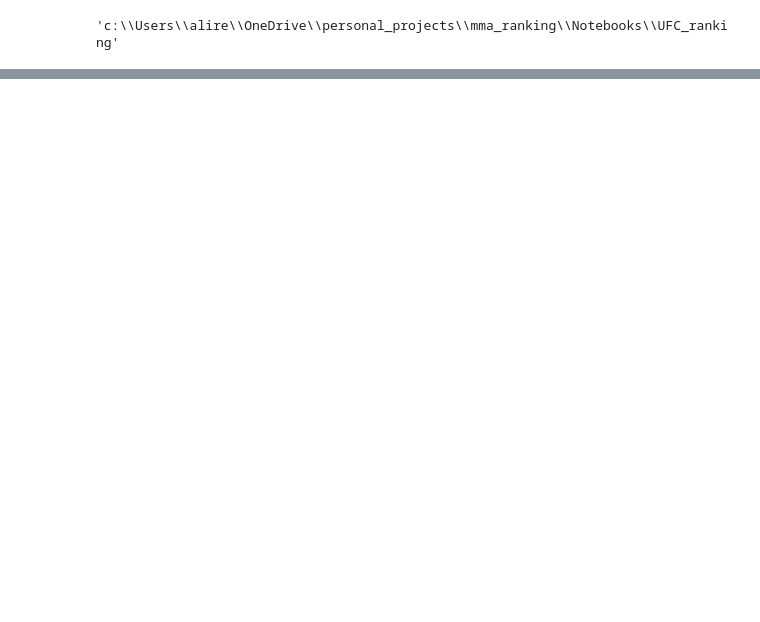
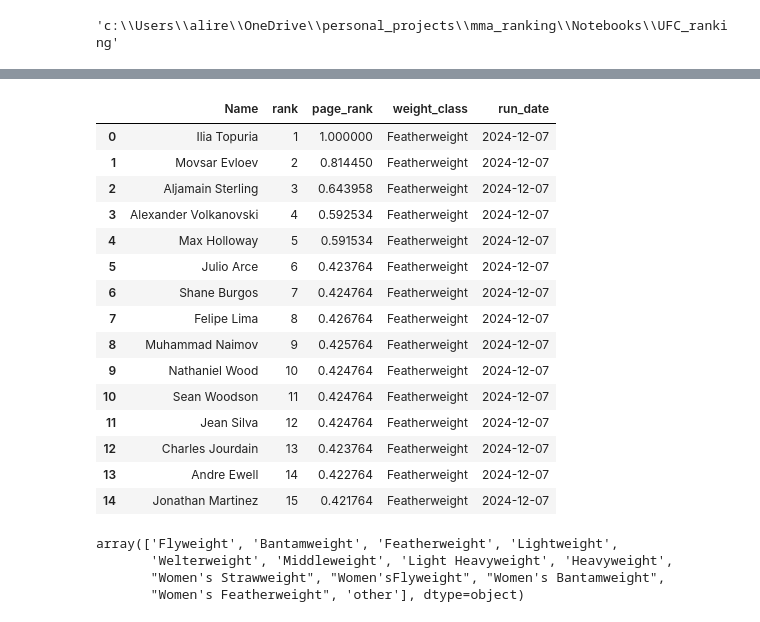
Before and after one commit to zarreh/mma_ranking, a Jupyter notebook: Notebooks/UFC_ranking/final_run_notebook.ipynb, the cells around one changed output, grey strips where cells are left out. Saved outputs shown, nothing was run; the diff lists cells and outputs as text; code cells hidden in the pictures; blank space fills up the shorter version.

```diff
--- a/Notebooks/UFC_ranking/final_run_notebook.ipynb
+++ b/Notebooks/UFC_ranking/final_run_notebook.ipynb
@@ -133,0 +182,26 @@ for _weight_class in WEIGHTCLASS_LIST:
+# %%
+all_weight_classes_updated_ranking.query("weight_class=='Featherweight'").head(15)
+# %% [output]
+|  | Name | rank | page_rank | weight_class | run_date |
+| 0 | Ilia Topuria | 1 | 1.000000 | Featherweight | 2024-12-07 |
+| 1 | Movsar Evloev | 2 | 0.814450 | Featherweight | 2024-12-07 |
+| 2 | Aljamain Sterling | 3 | 0.643958 | Featherweight | 2024-12-07 |
+| 3 | Alexander Volkanovski | 4 | 0.592534 | Featherweight | 2024-12-07 |
+| 4 | Max Holloway | 5 | 0.591534 | Featherweight | 2024-12-07 |
+| 5 | Julio Arce | 6 | 0.423764 | Featherweight | 2024-12-07 |
+| 6 | Shane Burgos | 7 | 0.424764 | Featherweight | 2024-12-07 |
+| 7 | Felipe Lima | 8 | 0.426764 | Featherweight | 2024-12-07 |
+| 8 | Muhammad Naimov | 9 | 0.425764 | Featherweight | 2024-12-07 |
+| 9 | Nathaniel Wood | 10 | 0.424764 | Featherweight | 2024-12-07 |
+| 10 | Sean Woodson | 11 | 0.424764 | Featherweight | 2024-12-07 |
+| 11 | Jean Silva | 12 | 0.424764 | Featherweight | 2024-12-07 |
+| 12 | Charles Jourdain | 13 | 0.423764 | Featherweight | 2024-12-07 |
+| 13 | Andre Ewell | 14 | 0.422764 | Featherweight | 2024-12-07 |
+| 14 | Jonathan Martinez | 15 | 0.421764 | Featherweight | 2024-12-07 |
+# %%
+all_weight_classes_updated_ranking.weight_class.unique()
+# %% [output]
+array(['Flyweight', 'Bantamweight', 'Featherweight', 'Lightweight',
+       'Welterweight', 'Middleweight', 'Light Heavyweight', 'Heavyweight',
+       "Women's Strawweight", "Women'sFlyweight", "Women's Bantamweight",
+       "Women's Featherweight", 'other'], dtype=object)
```
Also changed, not shown: parts of 10 cells of this notebook, 1 other file.
